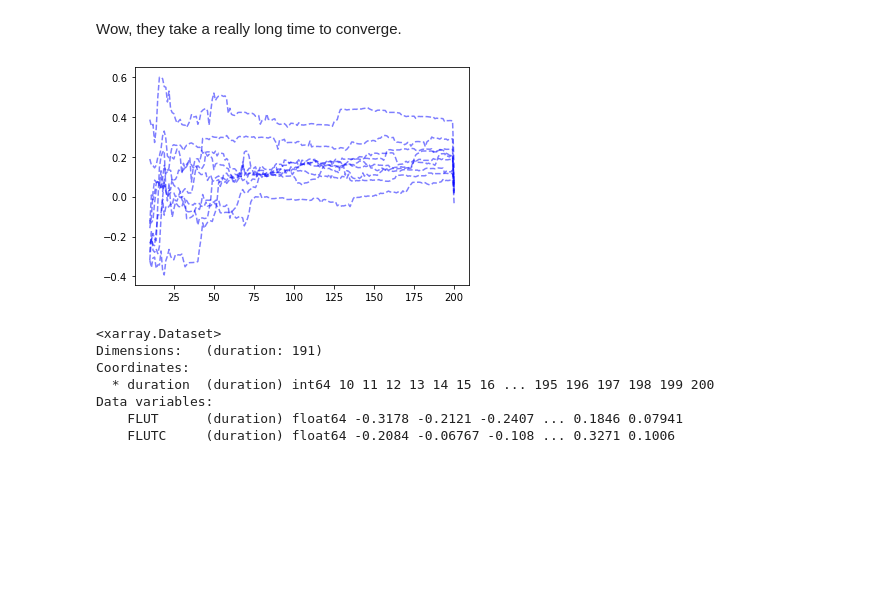
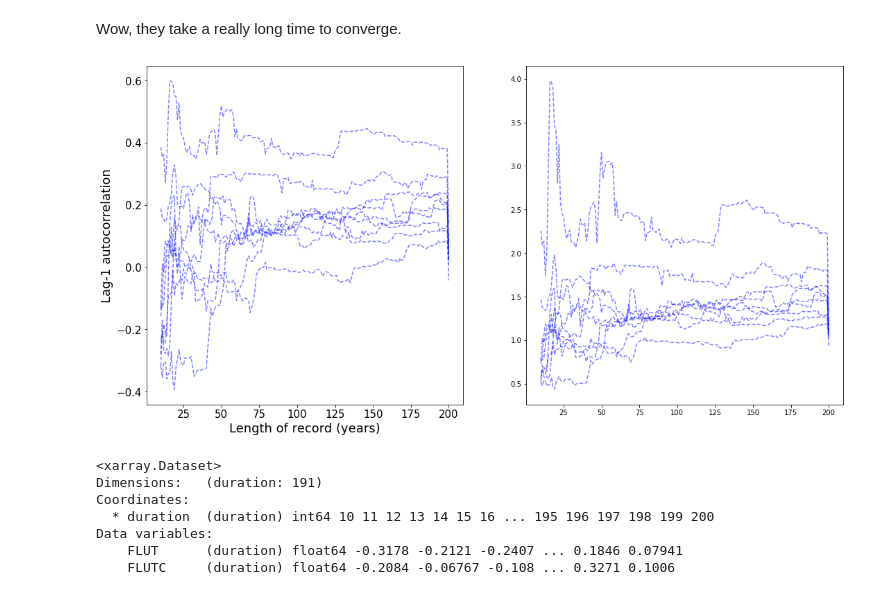
Before and after one commit to jshaw35/spectral_ice, a Jupyter notebook: trend_uncertainty/IRSfig_estimatingvariability.ipynb, the cells around one changed output. Drawn from its saved outputs; the diff is of its cells as text; code cells hidden in the pictures; blank space fills up the shorter version.

Commit message:
more workshopping showing how long it takes to estimate internal variability

```diff
--- a/trend_uncertainty/IRSfig_estimatingvariability.ipynb
+++ b/trend_uncertainty/IRSfig_estimatingvariability.ipynb
@@ -483,0 +508,14 @@ for _run in lag1s_ann_allruns2.run:
+# %%
+tau_fig,tau_ax = plt.subplots(1,1,figsize=(12,9))
+
+for _run in lag1s_ann_allruns2.run:
+
+    _run_data = lag1s_ann_allruns2['FLUT'].sel(run=_run)
+
+    tau_ax.plot(_run_data.duration,_run_data,color='blue',linestyle='dashed',alpha=0.5)
+
+tau_ax.set_xlabel('Length of record (years)',fontsize=18)
+tau_ax.set_ylabel('Lag-1 autocorrelation',fontsize=18)
+tau_ax.tick_params(axis='both', labelsize=15)
+
+tau_ax.set_xlim(0,390)
@@ -483,0 +525,15 @@ for _run in lag1s_ann_allruns2.run:
+# %%
+stddev_fig,stddev_ax = plt.subplots(1,1,figsize=(12,9))
+
+for _run in stddevs_ann_allruns.run:
+
+    _run_data = stddevs_ann_allruns['FLUT'].sel(run=_run)
+
+    stddev_ax.plot(_run_data.duration,_run_data,color='blue',linestyle='dashed',alpha=0.5)
+
+stddev_ax.set_xlabel('Length of record (years)',fontsize=18)
+stddev_ax.set_ylabel('Amplitude of natural OLR variability (Wm$^{-2}$)',fontsize=18)
+stddev_ax.tick_params(axis='both', labelsize=15)
+
+stddev_ax.set_xlim(0,390)
+stddev_ax.set_ylim(0,1.5)
@@ -484,12 +582,22 @@ for _run in lag1s_ann_allruns2.run:
 # %% [markdown]
 Wow, they take a really long time to converge.
 # %%
+tau_fig,tau_ax = plt.subplots(1,2,figsize=(18,9))
+
 for _run in lag1s_ann_allruns.run:
     _run_data = lag1s_ann_allruns['FLUT'].sel(run=_run)
 
-    plt.plot(_run_data.duration,_run_data,color='blue',linestyle='dashed',alpha=0.5)
+    _run_data_tau = (1+_run_data) / (1 - _run_data)
+
+    tau_ax[0].plot(_run_data.duration,_run_data,color='blue',linestyle='dashed',alpha=0.5)
+
+    tau_ax[1].plot(_run_data.duration,_run_data_tau,color='blue',linestyle='dashed',alpha=0.5)
+
+tau_ax[0].set_xlabel('Length of record (years)',fontsize=18)
+tau_ax[0].set_ylabel('Lag-1 autocorrelation',fontsize=18)
+tau_ax[0].tick_params(axis='both', labelsize=15)
 # %% [output]
-[figure, old version]
+[figure, new version]
 # %%
 _lag1_ann.assign_coords({'run':i+1}).expand_dims('run',axis=-1)
 # %% [output]
```
Also changed, not shown: parts of 5 cells of this notebook.
